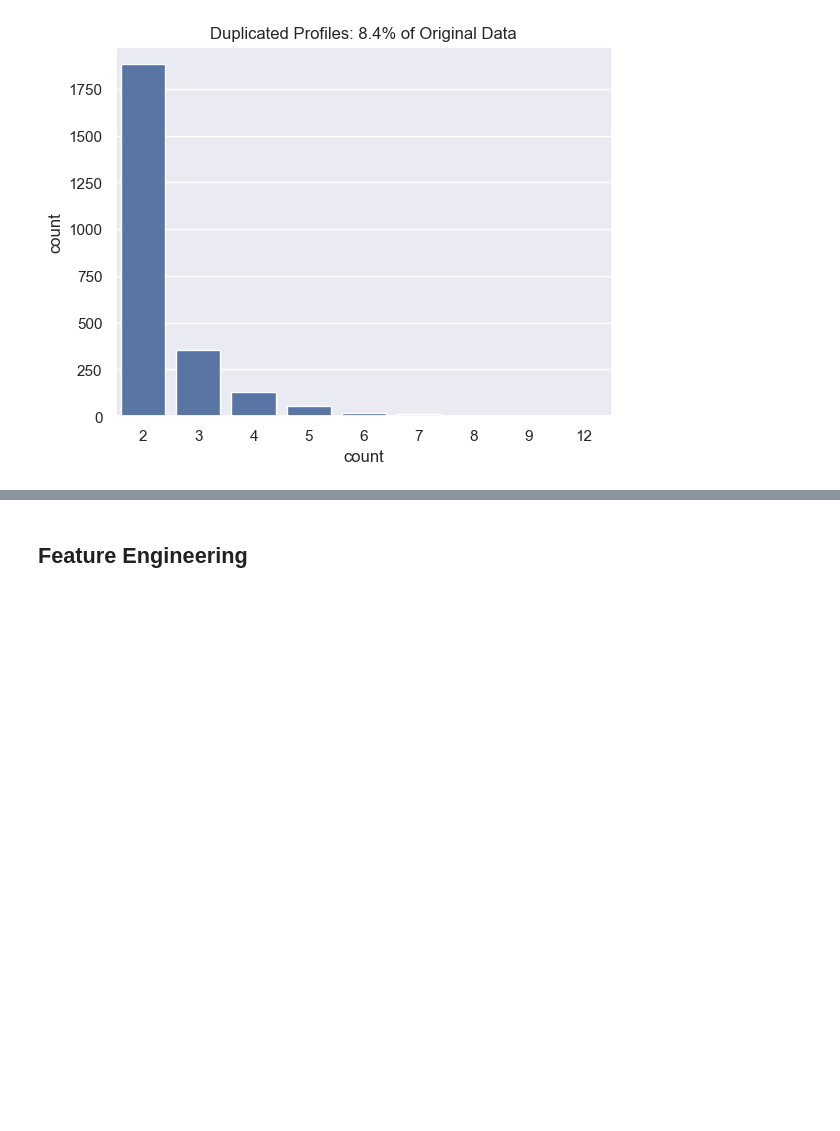
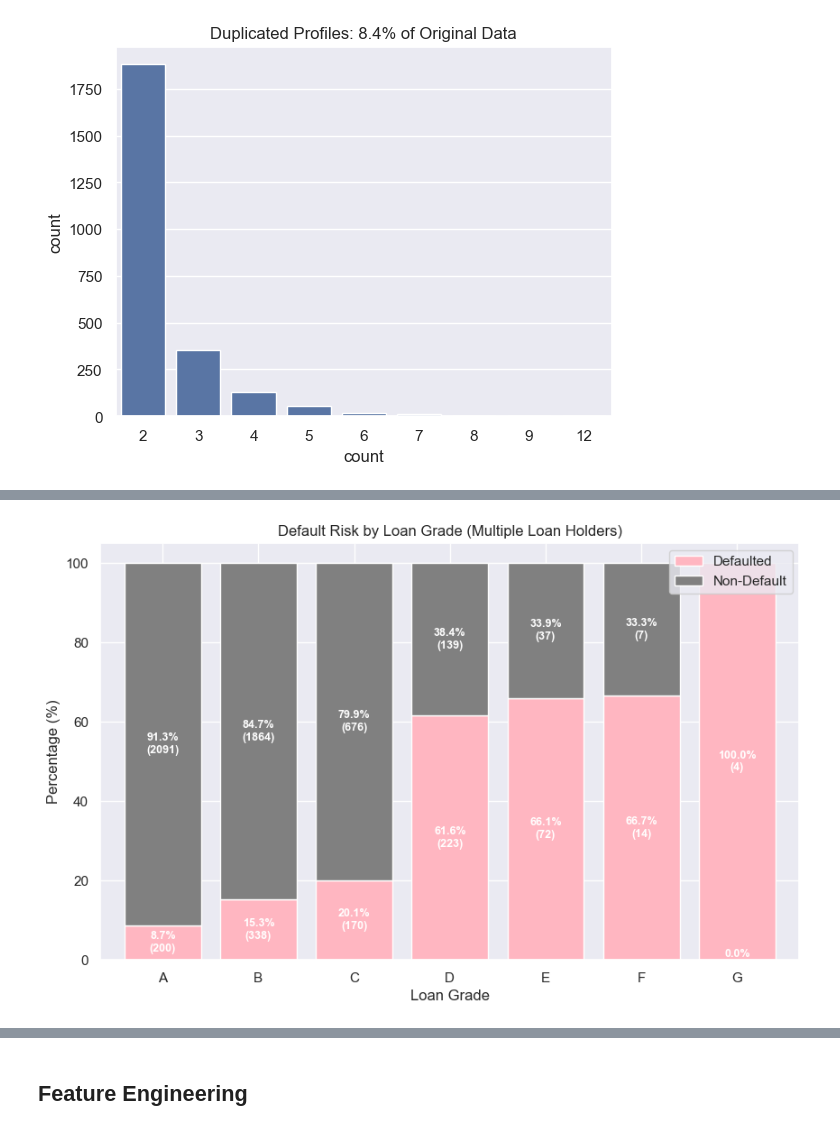
Before and after one commit to ethanhopkins101/DataScience-Projects, a Jupyter notebook: credit_risk/credit_risk_oversampling.ipynb, the cells around one changed output, grey strips where cells are left out. Drawn from its saved outputs; the diff is of its cells as text; code cells hidden in the pictures; blank space fills up the shorter version.

```diff
--- a/credit_risk/credit_risk_oversampling.ipynb
+++ b/credit_risk/credit_risk_oversampling.ipynb
@@ -117,0 +144,24 @@ plt.show()
+# %%
+# 1. Filter and Create Cross-tabulation
+multiple_loans_df = df[df['count'] > 1]
+pivot_pct = pd.crosstab(multiple_loans_df['loan_grade'], multiple_loans_df['loan_status'], normalize='index')[[1, 0]] * 100
+pivot_cnt = pd.crosstab(multiple_loans_df['loan_grade'], multiple_loans_df['loan_status'])[[1, 0]]
+
+# 2. Plotting
+plt.figure(figsize=(10, 6))
+pivot_pct.plot(kind='bar', stacked=True, color=['#FFB6C1', 'grey'], width=0.8, ax=plt.gca())
+
+# 3. Add Labels (Percentage and Raw Count)
+for i, container in enumerate(plt.gca().containers):
+    labels = [f'{p:.1f}%\n({c})' for p, c in zip(container.datavalues, pivot_cnt.iloc[:, i])]
+    plt.gca().bar_label(container, labels=labels, label_type='center',
+                        color='white', fontweight='bold', fontsize=9)
+
+plt.ylabel('Percentage (%)')
+plt.xlabel('Loan Grade')
+plt.title('Default Risk by Loan Grade (Multiple Loan Holders)')
+plt.xticks(rotation=0)
+plt.legend(['Defaulted', 'Non-Default'])
+plt.show()
+# %% [output]
+[figure, added]
```
Also changed, not shown: parts of 32 cells of this notebook.
